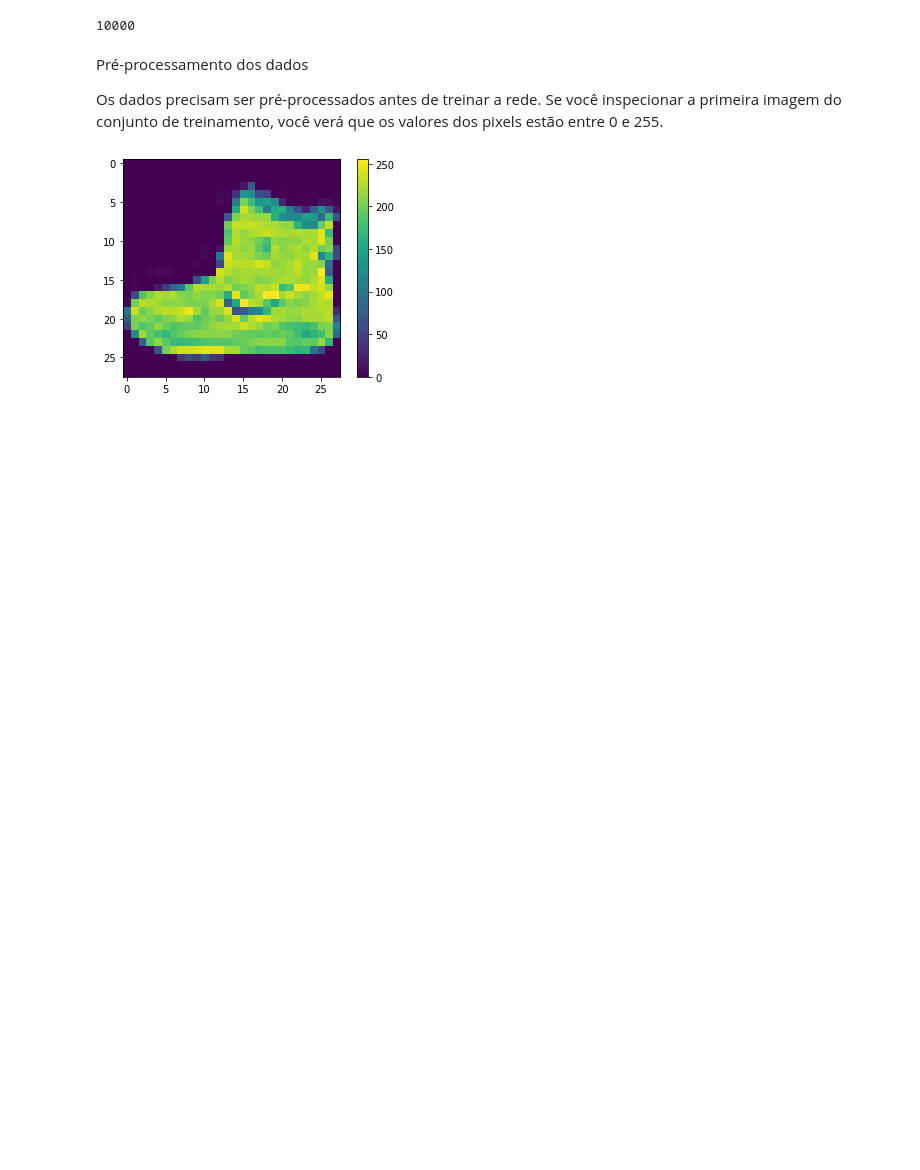
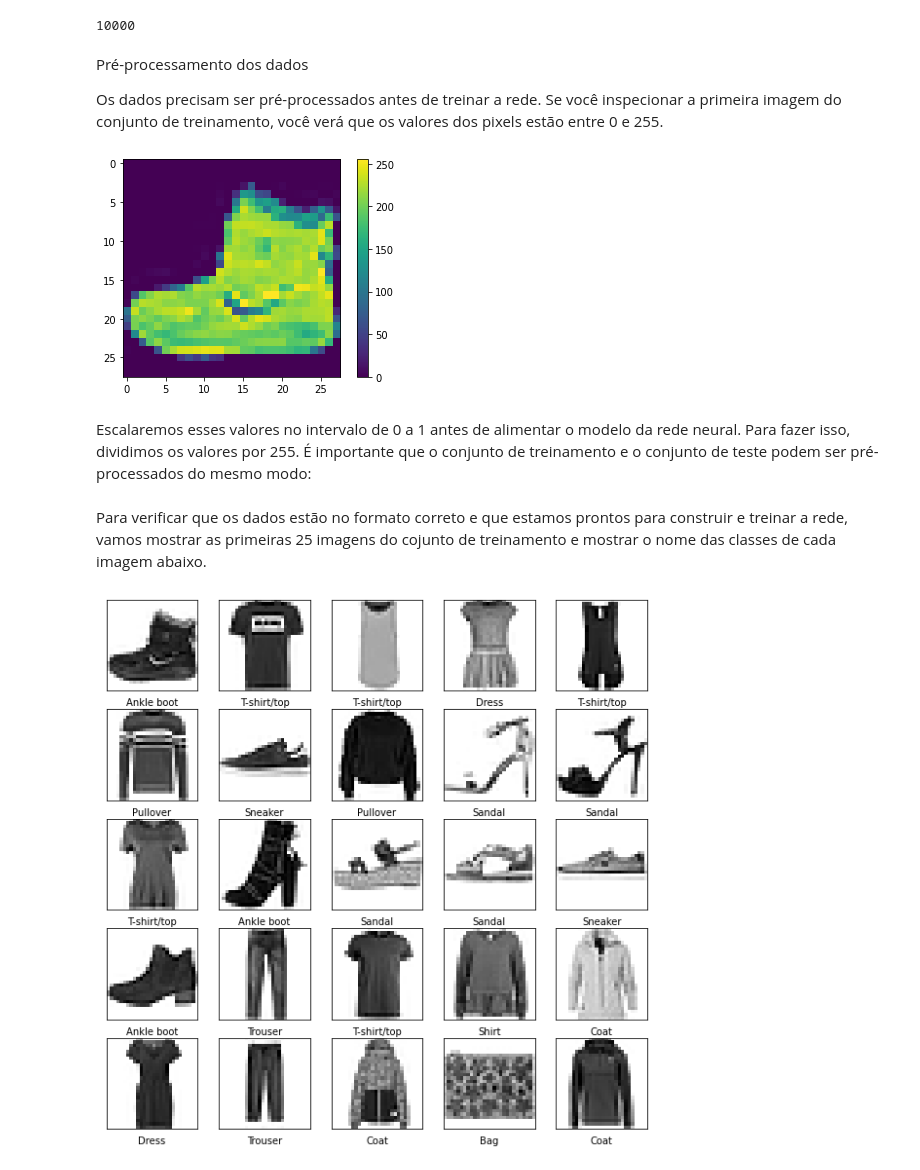
Before and after one commit to danoliver1792/machine_learning, a Jupyter notebook: fashion_mnist.ipynb, the cells around one changed output. Saved outputs shown, nothing was run; the diff lists cells and outputs as text; code cells hidden in the pictures; blank space fills up the shorter version.

Commit message:
second part of the code that classifies clothing images

```diff
--- a/fashion_mnist.ipynb
+++ b/fashion_mnist.ipynb
@@ -66,3 +75,22 @@ plt.grid(False)
 plt.show()
 # %% [output]
 [figure]
+# %% [markdown]
+Escalaremos esses valores no intervalo de 0 a 1 antes de alimentar o modelo da rede neural. Para fazer isso, dividimos os valores por 255. É importante que o conjunto de treinamento e o conjunto de teste podem ser pré-processados do mesmo modo:
+# %%
+train_images = train_images / 255.0
+test_images = test_images / 255.0
+# %% [markdown]
+Para verificar que os dados estão no formato correto e que estamos prontos para construir e treinar a rede, vamos mostrar as primeiras 25 imagens do cojunto de treinamento e mostrar o nome das classes de cada imagem abaixo.
+# %%
+plt.figure(figsize=(10, 10))
+for i in range(25):
+  plt.subplot(5, 5, i + 1)
+  plt.xticks([])
+  plt.yticks([])
+  plt.grid(False)
+  plt.imshow(train_images[i], cmap=plt.cm.binary)
+  plt.xlabel(class_name[train_labels[i]])
+plt.show()
+# %% [output]
+[figure, added]
```
Also changed, not shown: parts of 1 cell of this notebook.
